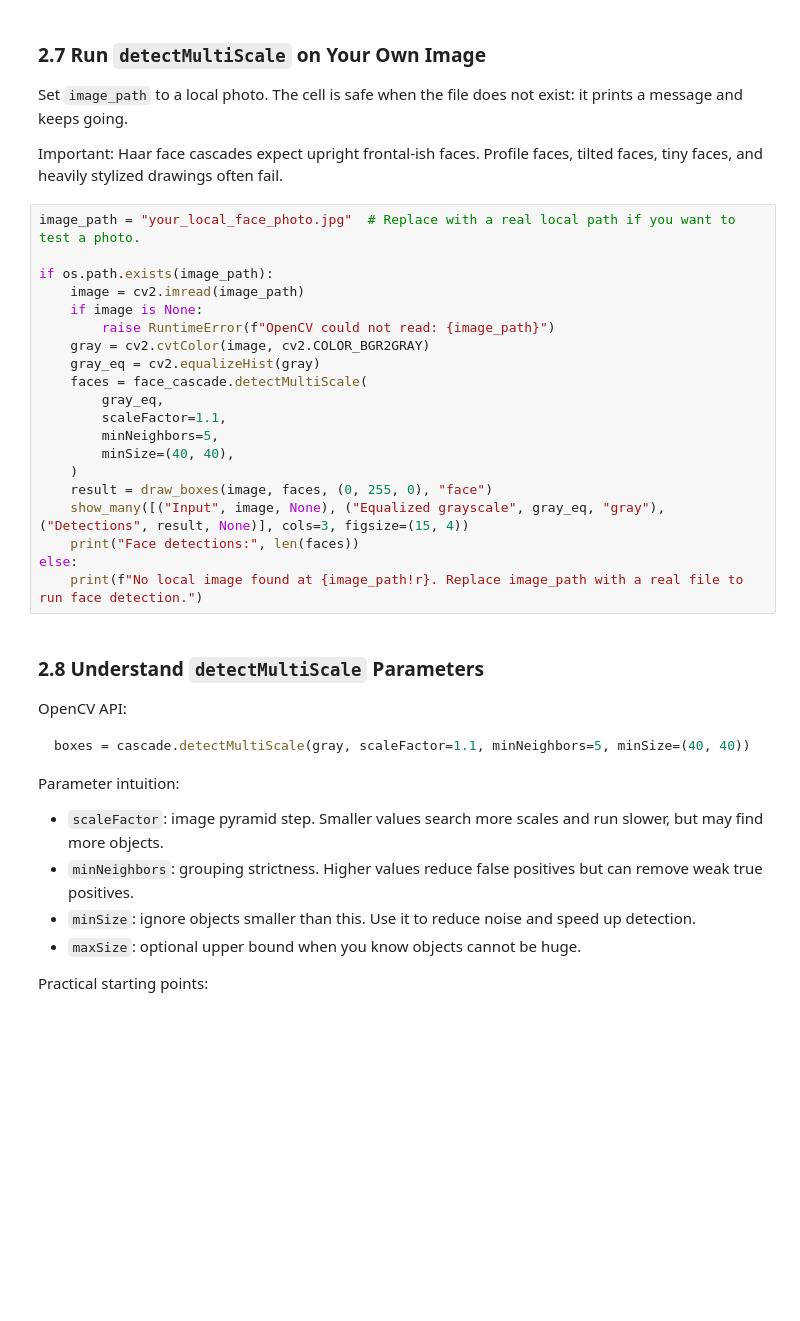
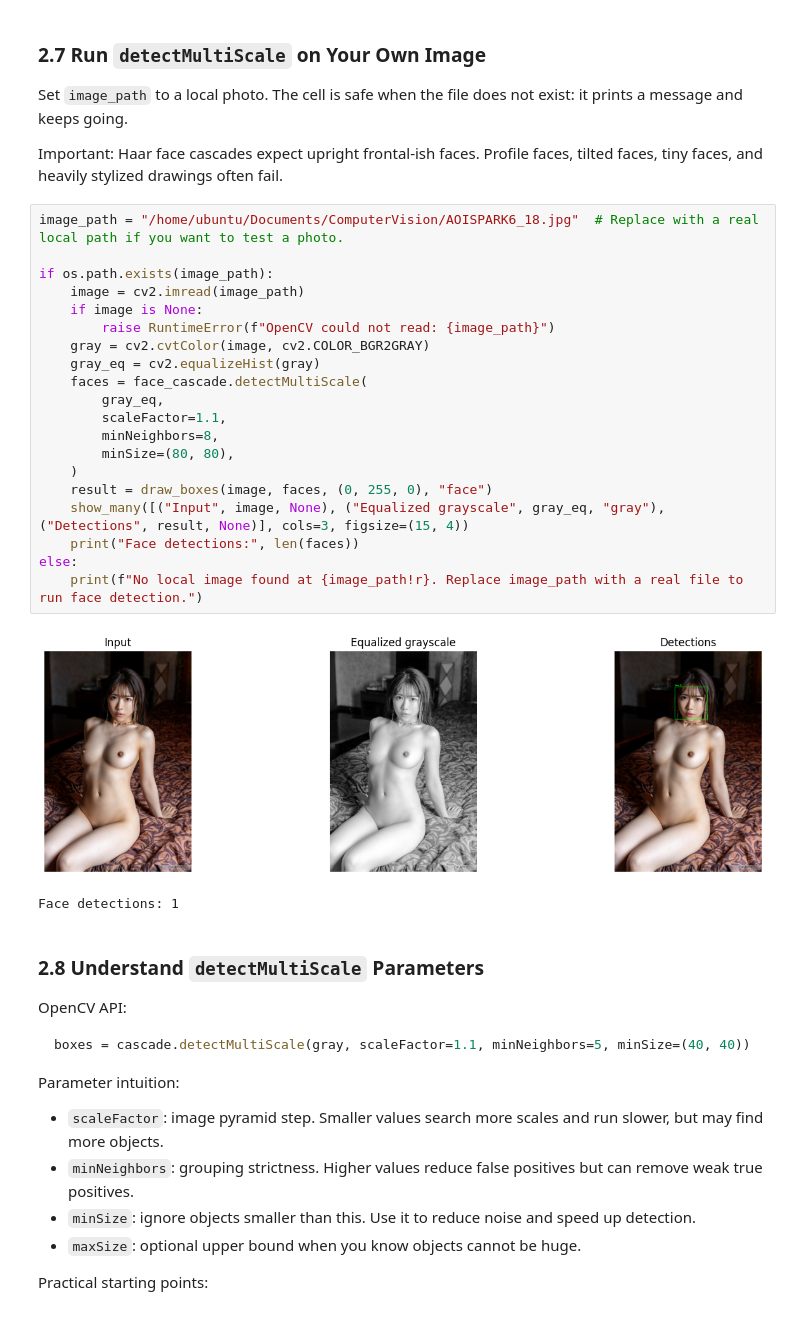
Before and after one commit to GKSKa/resource, a Jupyter notebook: OpenCV_Cascade_Classifier_From_Zero_to_Master_ATDL_Style.ipynb, the cells around one changed output. Cells and saved outputs as stored; diff of their text form; blank space fills up the shorter version.

Commit message:
add image warehouse

```diff
--- a/OpenCV_Cascade_Classifier_From_Zero_to_Master_ATDL_Style.ipynb
+++ b/OpenCV_Cascade_Classifier_From_Zero_to_Master_ATDL_Style.ipynb
@@ -356,25 +389,28 @@ Set `image_path` to a local photo. The cell is safe when the file does not exist
 
 Important: Haar face cascades expect upright frontal-ish faces. Profile faces, tilted faces, tiny faces, and heavily stylized drawings often fail.
 # %%
-image_path = "your_local_face_photo.jpg"  # Replace with a real local path if you want to test a photo.
+image_path = "/home/ubuntu/Documents/ComputerVision/AOISPARK6_18.jpg"  # Replace with a real local path if you want to test a photo.
 
 if os.path.exists(image_path):
     image = cv2.imread(image_path)
     if image is None:
         raise RuntimeError(f"OpenCV could not read: {image_path}")
     gray = cv2.cvtColor(image, cv2.COLOR_BGR2GRAY)
     gray_eq = cv2.equalizeHist(gray)
     faces = face_cascade.detectMultiScale(
         gray_eq,
         scaleFactor=1.1,
-        minNeighbors=5,
-        minSize=(40, 40),
+        minNeighbors=8,
+        minSize=(80, 80),
     )
     result = draw_boxes(image, faces, (0, 255, 0), "face")
     show_many([("Input", image, None), ("Equalized grayscale", gray_eq, "gray"), ("Detections", result, None)], cols=3, figsize=(15, 4))
     print("Face detections:", len(faces))
 else:
     print(f"No local image found at {image_path!r}. Replace image_path with a real file to run face detection.")
+# %% [output]
+[figure, added]
+Face detections: 1
 # %% [markdown]
 ### 2.8 Understand `detectMultiScale` Parameters
 
```
Also changed, not shown: parts of 8 cells of this notebook, 8 other files.
